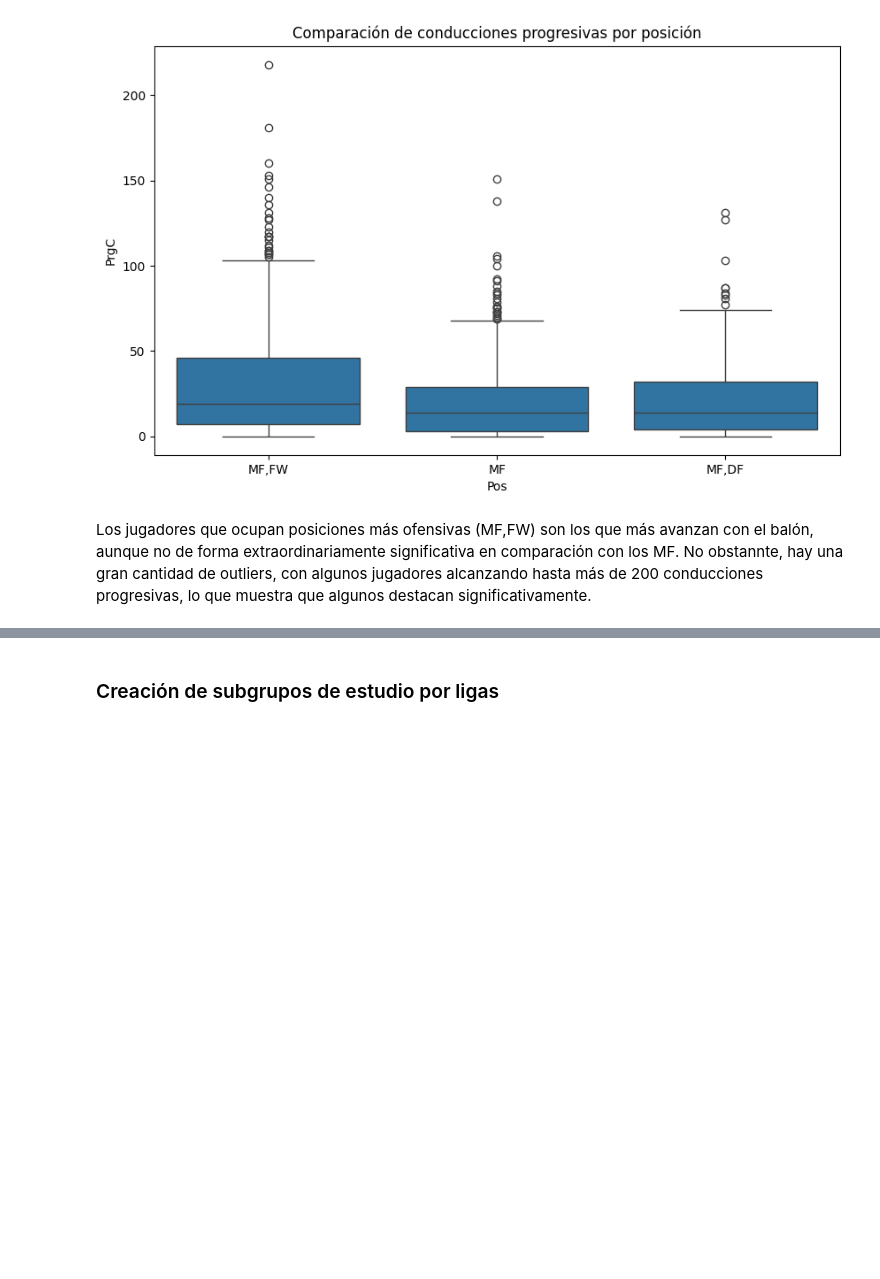
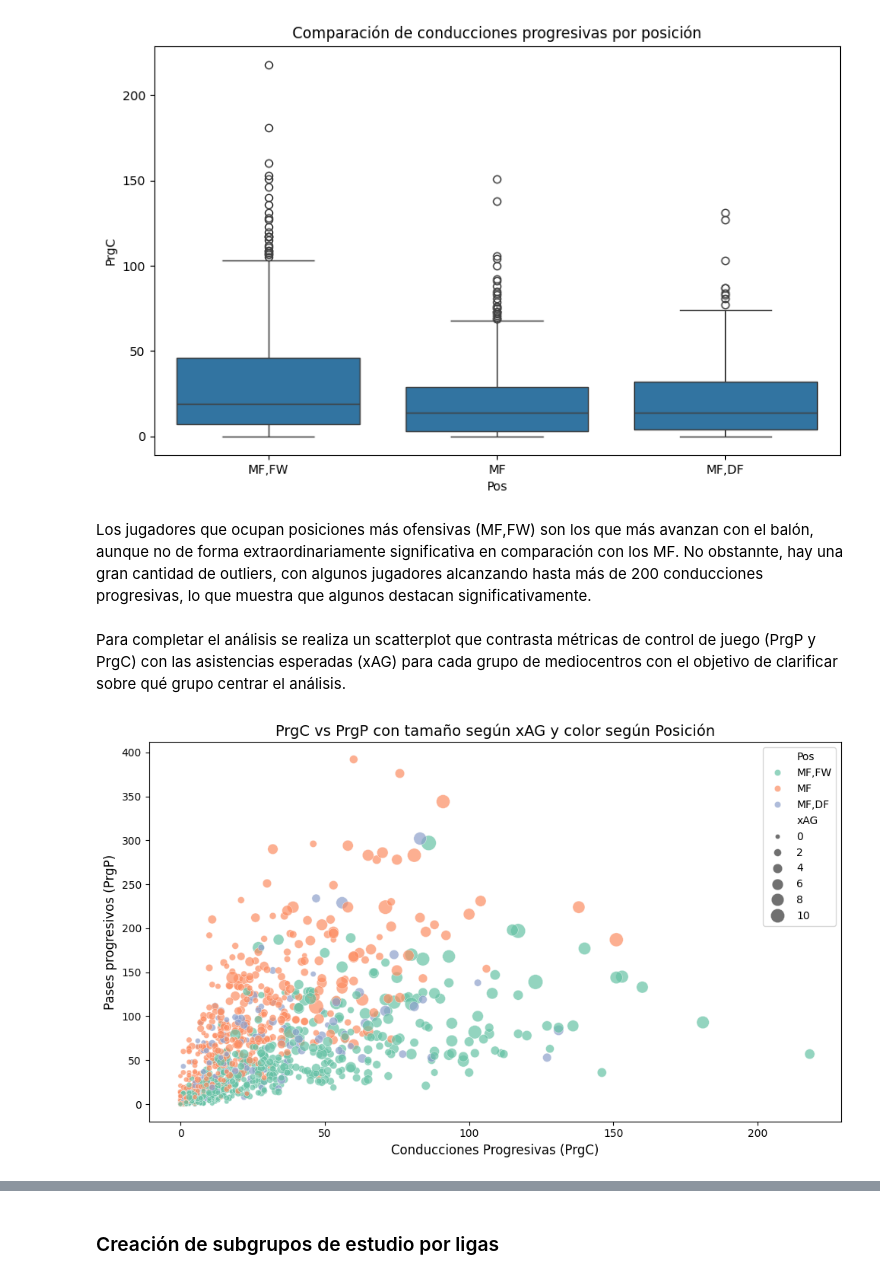
Before and after one commit to RubenVeledo/EDA_top_football_players, a Jupyter notebook: src/notebooks/Memoria.ipynb, the cells around one changed output, grey strips where cells are left out. Saved outputs shown, nothing was run; the diff lists cells and outputs as text; code cells hidden in the pictures; blank space fills up the shorter version.

```diff
--- a/src/notebooks/Memoria.ipynb
+++ b/src/notebooks/Memoria.ipynb
@@ -473,3 +487,28 @@ plt.show()
 [figure]
 # %% [markdown]
  Los jugadores que ocupan posiciones más ofensivas (MF,FW) son los que más avanzan con el balón, aunque no de forma extraordinariamente significativa en comparación con los MF. No obstannte, hay una gran cantidad de outliers, con algunos jugadores alcanzando hasta más de 200 conducciones progresivas, lo que muestra que algunos destacan significativamente.
+# %% [markdown]
+Para completar el análisis se realiza un scatterplot que contrasta métricas de control de juego (PrgP y PrgC) con las asistencias esperadas (xAG) para cada grupo de mediocentros con el objetivo de clarificar sobre qué grupo centrar el análisis.
+# %%
+plt.figure(figsize=(10, 6))
+
+scatter = sns.scatterplot(
+    data=mf_players,
+    x='PrgC',
+    y="PrgP",
+    size='xAG',
+    hue='Pos',
+    sizes=(20, 200),
+    palette='Set2',
+    alpha=0.7)
+
+plt.title("PrgC vs PrgP con tamaño según xAG y color según Posición", fontsize=14)
+plt.xlabel("Conducciones Progresivas (PrgC)", fontsize=12)
+plt.ylabel("Pases progresivos (PrgP)", fontsize=12)
+
+plt.legend(loc="upper right", bbox_to_anchor=(1.0, 1))
+
+plt.tight_layout()
+plt.show()
+# %% [output]
+[figure, added]
```
Also changed, not shown: parts of 59 cells of this notebook, 1 other file.
